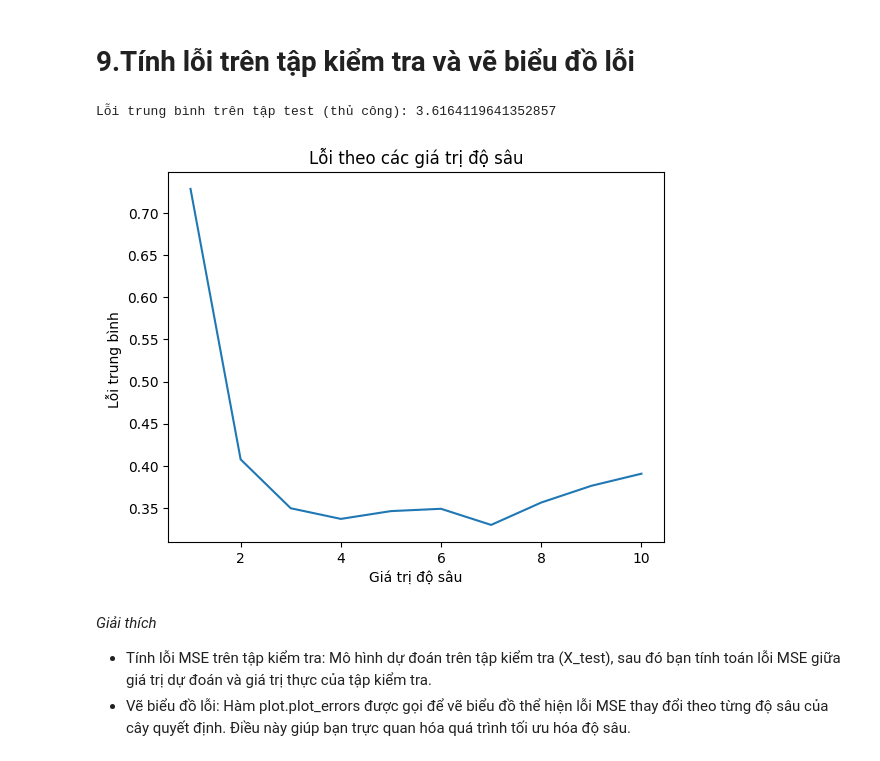
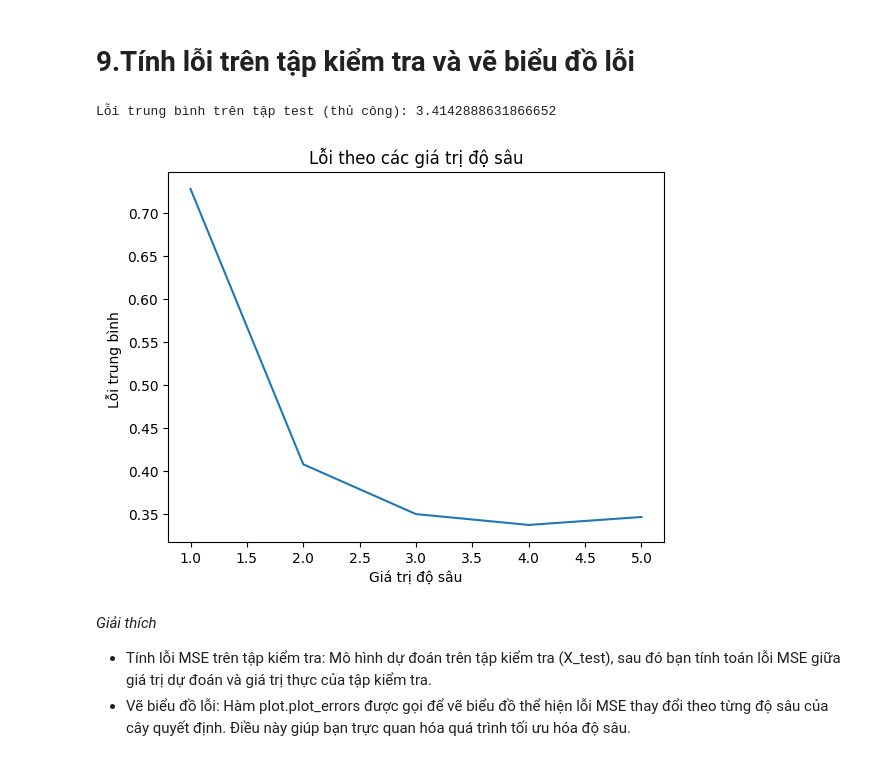
Before and after one commit to huynq2004/Student-Final-Grade-ML, a Jupyter notebook: notebooks/03_Decision_Tree_Cart.ipynb, the cells around one changed output. Drawn from its saved outputs; the diff is of its cells as text; code cells hidden in the pictures.

Commit message:
Notebook của Decision Tree

```diff
--- a/notebooks/03_Decision_Tree_Cart.ipynb
+++ b/notebooks/03_Decision_Tree_Cart.ipynb
@@ -135,5 +252,7 @@ def plot_errors(depths, errors):
 # %%
+
 depth_values = range(1, 11)
+threshold = 0.01
 # %% [markdown]
 *Giải thích*
 
@@ -141,35 +260,43 @@ depth_values = range(1, 11)
 # %% [markdown]
 # 6.Huấn luyện mô hình với cross-validation và tìm độ sâu tối ưu
 # %%
+# 2. Huấn luyện mô hình và tìm độ sâu tối ưu
 errors = []
 best_depth = None
 lowest_error = float('inf')
+previous_error = float('inf')  # Khởi tạo lỗi ban đầu
 
 for depth in depth_values:
     fold_errors = []
     for fold in range(5):
         X_train, y_train, X_val, y_val = load_fold_data(fold)
 
-        # Khởi tạo mô hình cây quyết định với độ sâu hiện tại
+        # Khởi tạo và huấn luyện Decision Tree
         tree = DecisionTree(max_depth=depth)
         tree.fit(X_train, y_train)
 
-        # Dự đoán trên tập validation
+        # Dự đoán trên tập val
         y_pred = tree.predict(X_val)
 
         # Tính lỗi MSE
         mse = np.mean((y_val - y_pred) ** 2)
         fold_errors.append(mse)
 
-    # Trung bình lỗi MSE trên tất cả các fold
     avg_error = np.mean(fold_errors)
     errors.append(avg_error)
 
-    # Tìm độ sâu với lỗi thấp nhất
+    # So sánh lỗi trung bình với ngưỡng dừng sớm
+    if abs(previous_error - avg_error) < threshold:
+        print(f"Sự khác biệt lỗi giữa độ sâu {depth-1} và {depth} nhỏ hơn ngưỡng {threshold}. Dừng sớm.")
+        break
+
+    # Cập nhật giá trị lỗi và độ sâu tốt nhất
     if avg_error < lowest_error:
         lowest_error = avg_error
         best_depth = depth
 
+    previous_error = avg_error  # Cập nhật lỗi của độ sâu trước đó
+
     print(f"Depth = {depth}, Average Fold Error = {avg_error}")
 # %% [output]
 Depth = 1, Average Fold Error = 0.7286371099806551
@@ -225,10 +348,12 @@ y_pred = tree.predict(X_test)
 # %%
 mse_test = np.mean((y_test - y_pred) ** 2)
 print(f'Lỗi trung bình trên tập test (thủ công): {mse_test}')
-plot_errors(depth_values, errors)
+
+# Vẽ biểu đồ lỗi theo độ sâu
+plot_errors(depth_values[:len(errors)], errors)
 # %% [output]
-Lỗi trung bình trên tập test (thủ công): 3.6164119641352857
+Lỗi trung bình trên tập test (thủ công): 3.4142888631866652
-[figure, old version]
+[figure, new version]
 # %% [markdown]
 *Giải thích*
 
```
Also changed, not shown: parts of 20 cells of this notebook.
